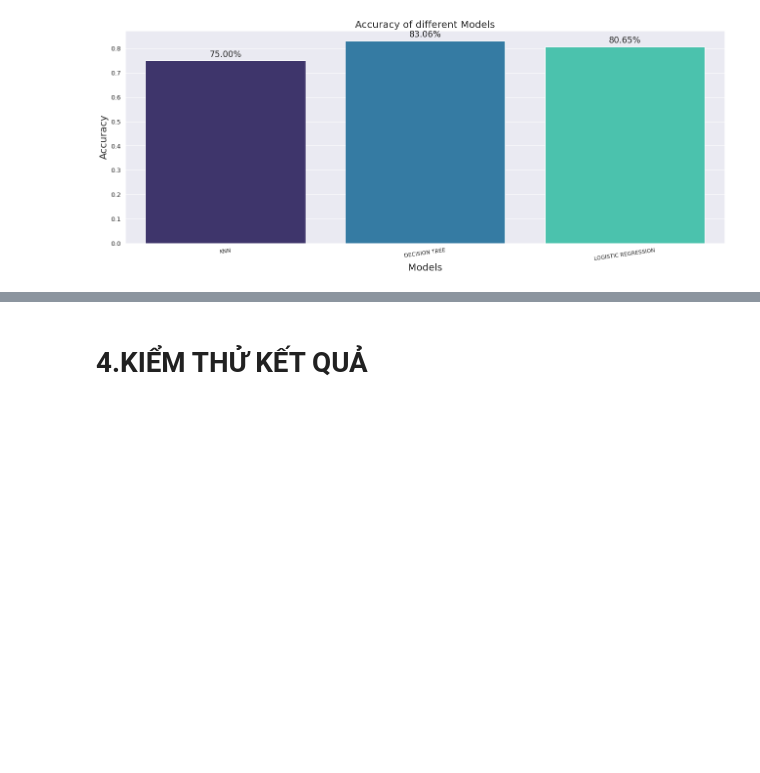
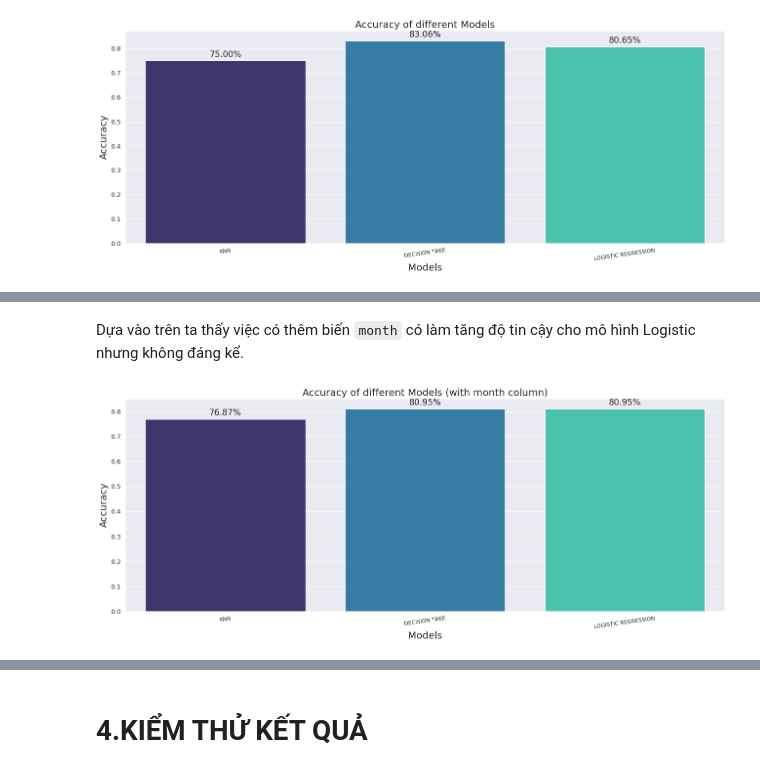
Before and after one commit to trunghq0205/IntroductionToDataScience_MTH10171, a Jupyter notebook: WeatherPrediction_Group15.ipynb, the cells around one changed output, grey strips where cells are left out. Saved outputs shown, nothing was run; the diff lists cells and outputs as text; code cells hidden in the pictures; blank space fills up the shorter version.

```diff
--- a/WeatherPrediction_Group15.ipynb
+++ b/WeatherPrediction_Group15.ipynb
@@ -436,0 +509,5 @@ plt.show()
+# %%
+knn_date = KNeighborsClassifier()
+knn_date.fit(x_train_date,y_train_date)
+knn_date_score = knn_date.score(x_test_date,y_test_date)
+print("KNN Accuracy (with month column):", knn_date_score)
@@ -436,0 +547,9 @@ plt.show()
+# %%
+max_depth_range_date = list(range(1, 6))
+# %%
+from sklearn.tree import DecisionTreeClassifier
+for depth in max_depth_range_date:
+  dec_date = DecisionTreeClassifier(max_depth = depth, max_leaf_nodes = 15,random_state=0)
+  dec_date.fit(x_train_date,y_train_date)
+  dec_date_score = dec_date.score(x_test_date,y_test_date)
+  print("Decison Tree Accuracy (with month column): ", dec_date_score)
@@ -436,0 +593,6 @@ plt.show()
+# %%
+from sklearn.linear_model import LogisticRegression
+lg_date = LogisticRegression()
+lg_date.fit(x_train_date,y_train_date)
+lg_date_score = lg_date.score(x_test_date,y_test_date)
+print("Logistic Accuracy (with month column): ", lg_date_score)
@@ -436,0 +628,27 @@ plt.show()
+# %% [markdown]
+Dựa vào trên ta thấy việc có thêm biến `month` có làm tăng độ tin cậy cho mô hình Logistic nhưng không đáng kể.
+# %%
+mylist=[]
+mylist2=[]
+mylist.append(knn_date_score)
+mylist2.append("KNN")
+mylist.append(dec_date_score)
+mylist2.append("DECISION TREE")
+mylist.append(lg_date_score)
+mylist2.append("LOGISTIC REGRESSION")
+plt.rcParams['figure.figsize']=8,6
+sns.set_style("darkgrid")
+plt.figure(figsize=(22,8))
+ax = sns.barplot(x=mylist2, y=mylist, palette = "mako", saturation =1.5)
+plt.xlabel("Models", fontsize = 20 )
+plt.ylabel("Accuracy", fontsize = 20)
+plt.title("Accuracy of different Models (with month column)", fontsize = 20)
+plt.xticks(fontsize = 11, horizontalalignment = 'center', rotation = 8)
+plt.yticks(fontsize = 13)
+for p in ax.patches:
+    width, height = p.get_width(), p.get_height()
+    x, y = p.get_xy()
+    ax.annotate(f'{height:.2%}', (x + width/2, y + height*1.02), ha='center', fontsize = 'x-large')
+plt.show()
+# %% [output]
+[figure, added]
```
Also changed, not shown: parts of 33 cells of this notebook.
